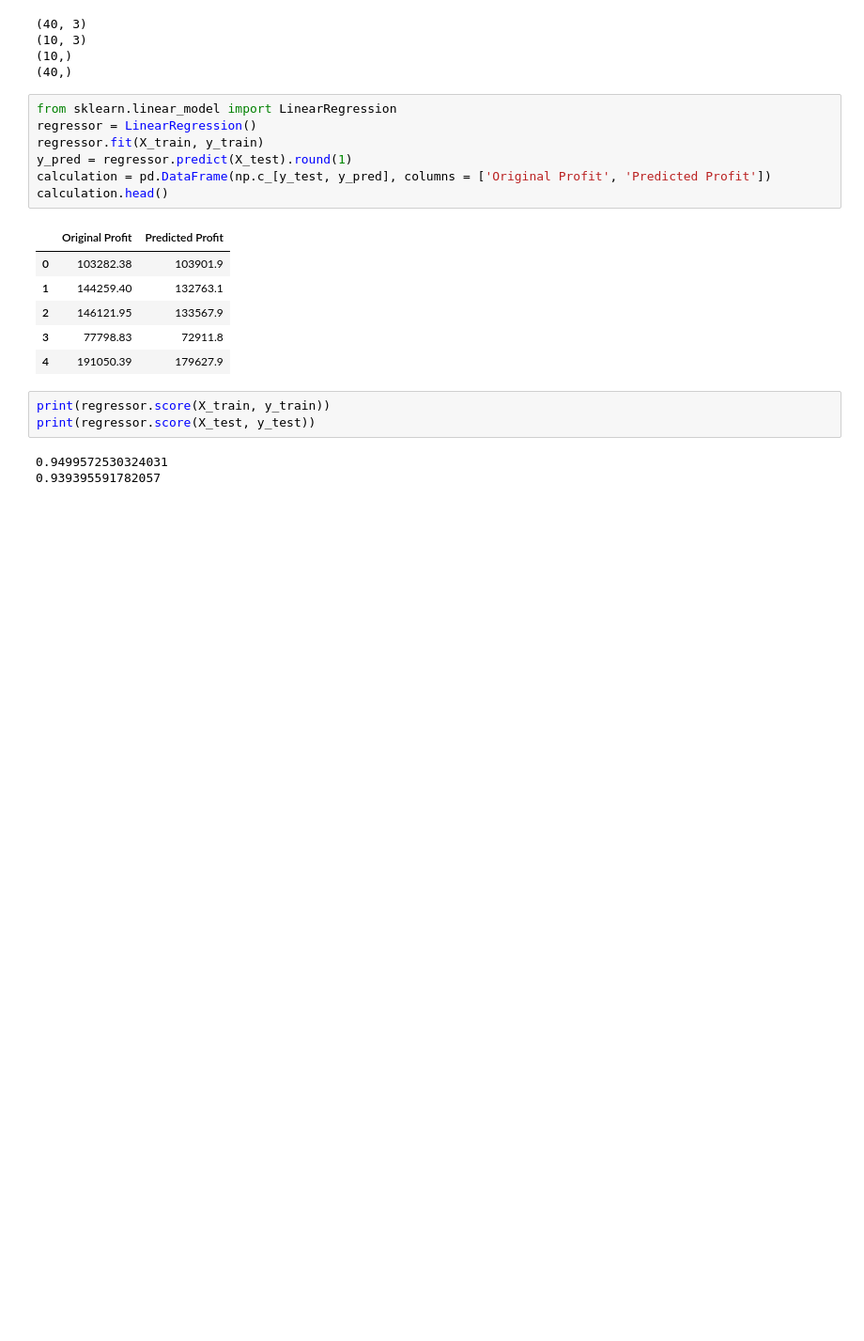
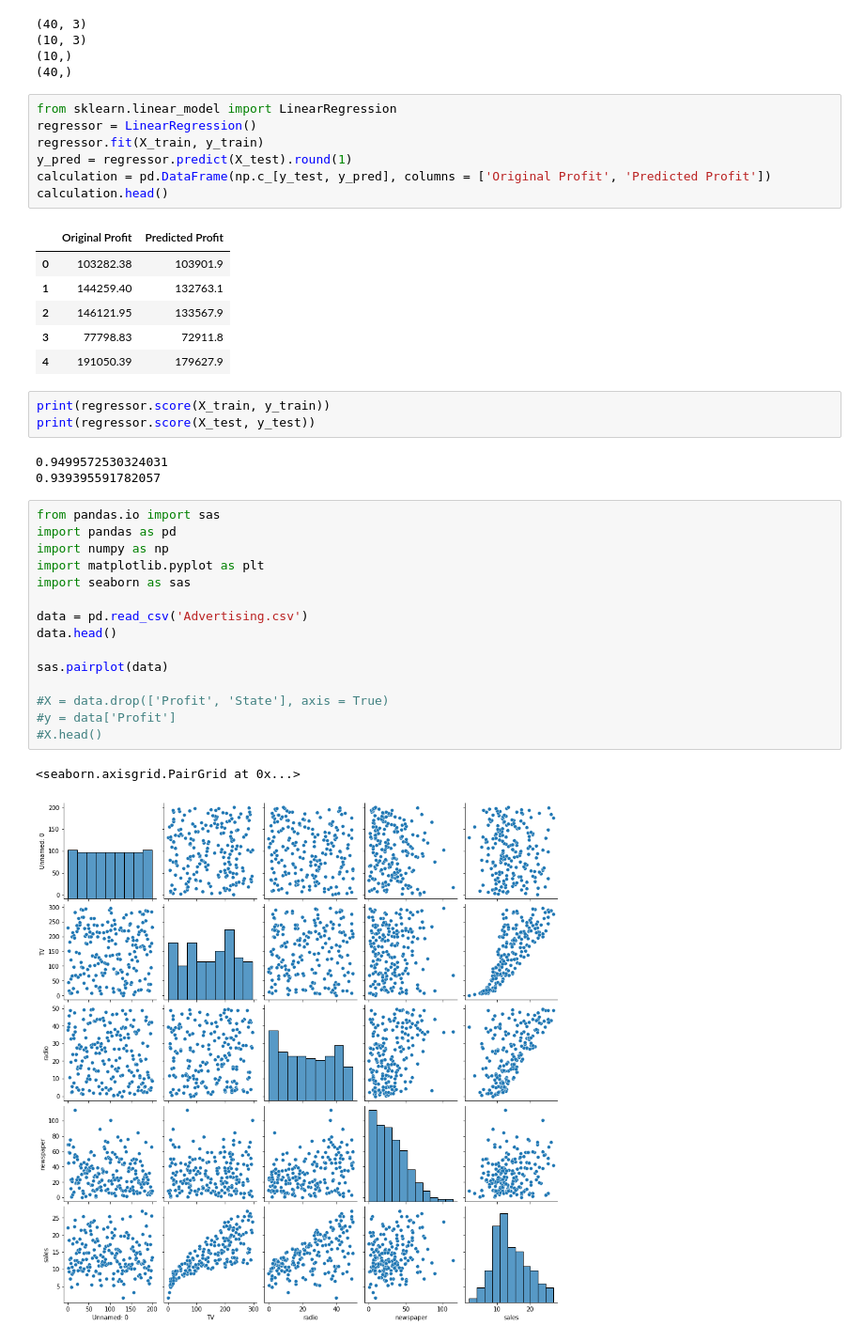
Before and after one commit to chiusanghung/AI, a Jupyter notebook: week7.ipynb, the cells around one changed output. Shown at 94% size. Saved outputs shown, nothing was run; the diff lists cells and outputs as text; blank space fills up the shorter version.

```diff
--- a/week7.ipynb
+++ b/week7.ipynb
@@ -435,3 +438,21 @@ print(regressor.score(X_test, y_test))
 # %% [output]
 0.9499572530324031
 0.939395591782057
+# %%
+from pandas.io import sas
+import pandas as pd
+import numpy as np
+import matplotlib.pyplot as plt
+import seaborn as sas
+
+data = pd.read_csv('Advertising.csv')
+data.head()
+
+sas.pairplot(data)
+
+#X = data.drop(['Profit', 'State'], axis = True)
+#y = data['Profit']
+#X.head()
+# %% [output]
+<seaborn.axisgrid.PairGrid at 0x...>
+[figure, added]
```
Also changed, not shown: parts of 4 cells of this notebook.
